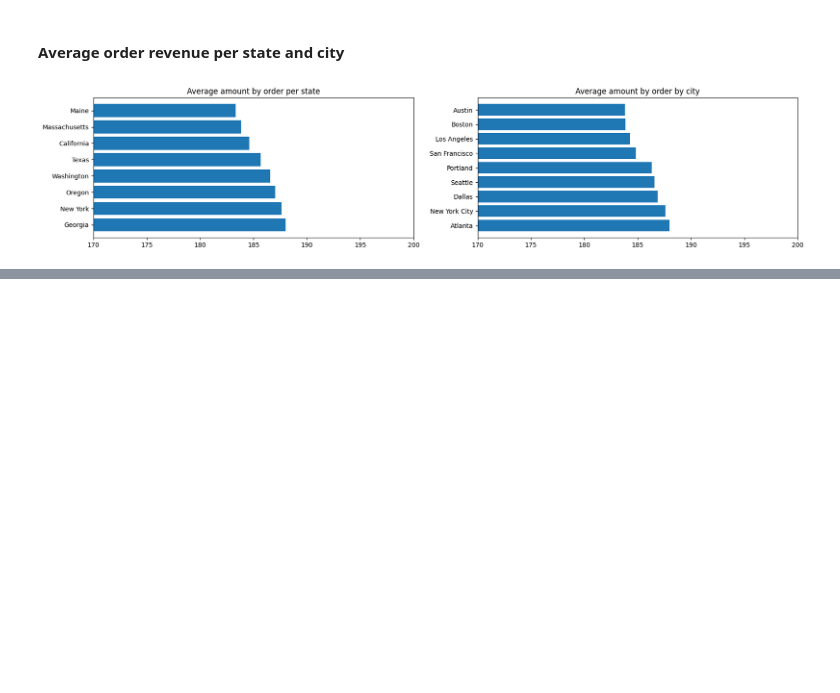
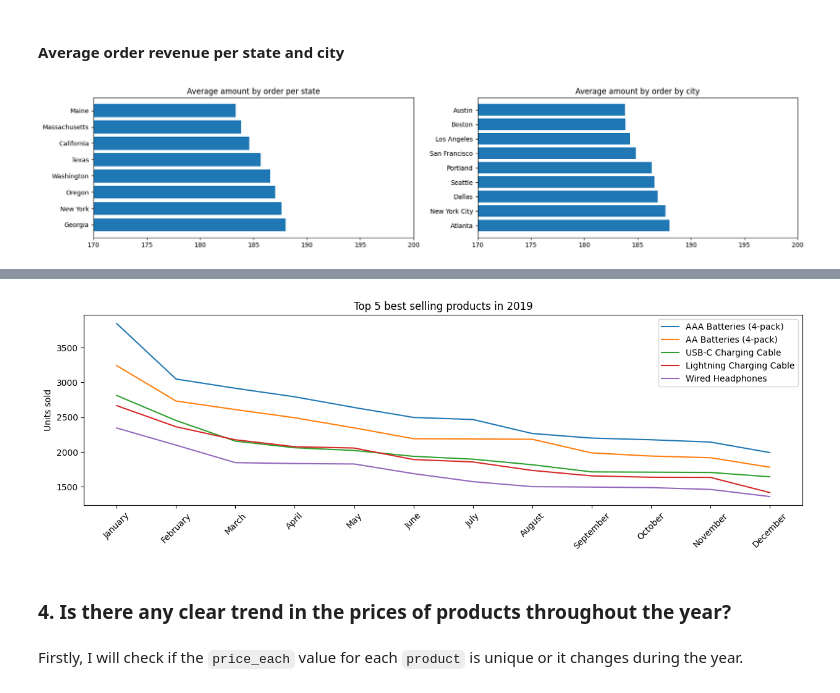
Before and after one commit to chusk2/january2024_data_challenge, a Jupyter notebook: EDA/EDA.ipynb, the cells around one changed output, grey strips where cells are left out. Drawn from its saved outputs; the diff is of its cells as text; code cells hidden in the pictures; blank space fills up the shorter version.

```diff
--- a/EDA/EDA.ipynb
+++ b/EDA/EDA.ipynb
@@ -361,0 +399,2 @@ plt.show()
+# %%
+top_sales_products = df.groupby('product').quantity_ordered.sum().sort_values(ascending=False)[:10]
@@ -361,0 +418,5 @@ plt.show()
+# %%
+top_sales_products_monthly = df.groupby(['product','month_name'], observed=True).quantity_ordered.sum().sort_values(ascending=False)
+data = top_sales_products_monthly.reset_index()
+data.columns = ['Product', 'Month', 'Units sold']
+data.pivot(index = 'Product', columns='Month', values='Units sold')
@@ -361,0 +442,17 @@ plt.show()
+# %%
+fig, ax = plt.subplots(figsize=(15,4))
+x_values = months_ordered
+for product in top_sales_products.index[:5]:
+    y_values = top_sales_products_monthly.loc[(product,)].values
+    ax.plot(x_values, y_values, label=product)
+    plt.xticks(rotation=45)
+ax.set_ylabel('Units sold')
+ax.set_title('Top 5 best selling products in 2019')
+ax.legend()
+plt.show()
+# %% [output]
+[figure, added]
+# %% [markdown]
+### 4. Is there any clear trend in the prices of products throughout the year?
+# %% [markdown]
+Firstly, I will check if the `price_each` value for each `product` is unique or it changes during the year.
```
Also changed, not shown: parts of 42 cells of this notebook, 1 other file.
